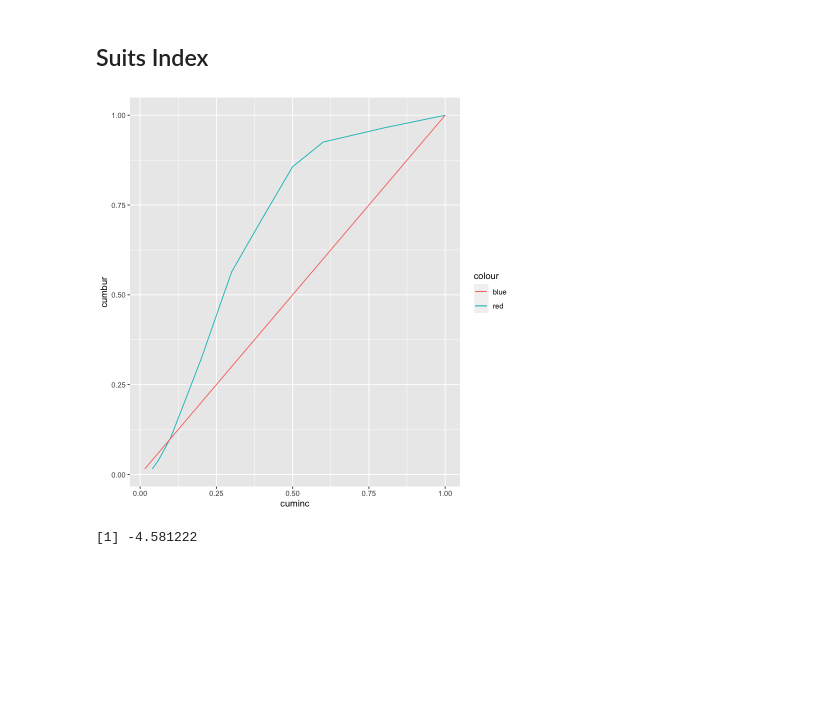
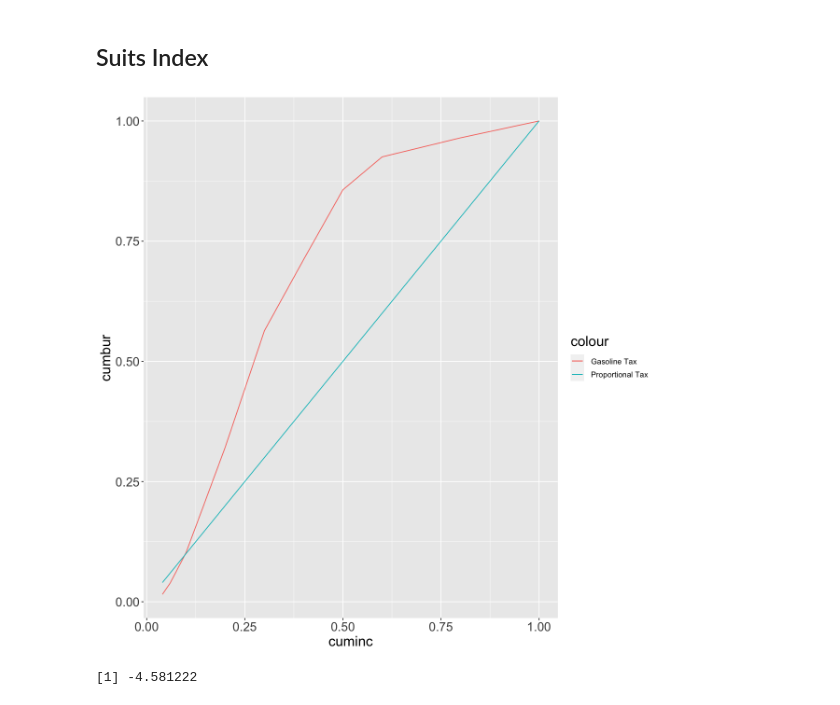
Before and after one commit to n-smalley/f606-Final-Project, a Jupyter notebook: analysis-r.ipynb, the cells around one changed output. Cells and saved outputs as stored; diff of their text form; code cells hidden in the pictures; blank space fills up the shorter version.

```diff
--- a/analysis-r.ipynb
+++ b/analysis-r.ipynb
@@ -35,0 +1,12 @@ Registered S3 method overwritten by 'quantmod':
+# %%
+options(repr.plot.width=10, repr.plot.height=10)
+options(scipen=999)
+
+theme = theme(
+  title = element_text(size = 18),
+  axis.text.x = element_text(size = 16),
+  axis.title.x = element_text(size = 18),
+  axis.text.y = element_text(size = 16),
+  axis.title.y = element_text(size = 18),
+  legend.text = element_text(size= 10)
+)
@@ -215,10 +226,10 @@ g.suits = g.suits[c(1:6,8,10)]
 # %%
 # x = cumulative income share, y = cumulative tax burden
 ggplot(g.suits) +
-    geom_line(aes(cuminc,cumbur, color='red')) +
-    geom_line(aes(cumbur,cumbur,color='blue'))
+    geom_line(aes(cuminc,cumbur, color='Gasoline Tax')) +
+    geom_line(aes(cuminc,cuminc, color='Proportional Tax')) + theme
 # %% [output]
-[figure, old version]
+[figure, new version]
 # %%
 g.suits$k = (5000/length(g.suits$cumbur))/5000
 g.suits$l = (1/2)*(g.suits$cumbur[1])*
```
Also changed, not shown: parts of 6 cells of this notebook, 2 other files.
